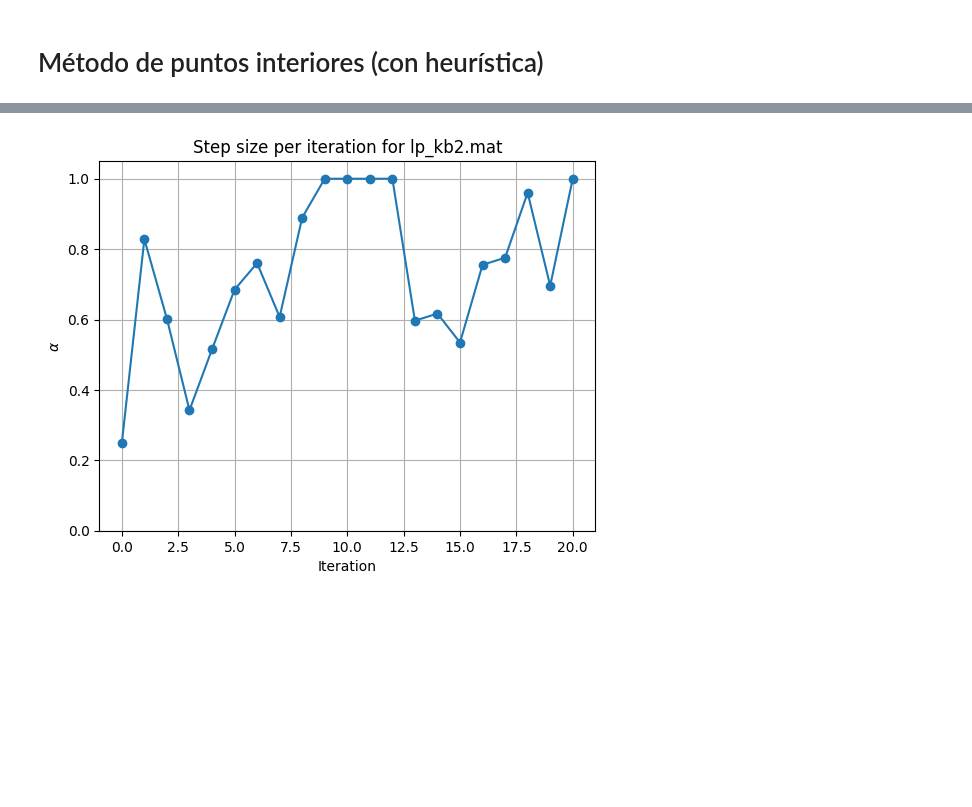
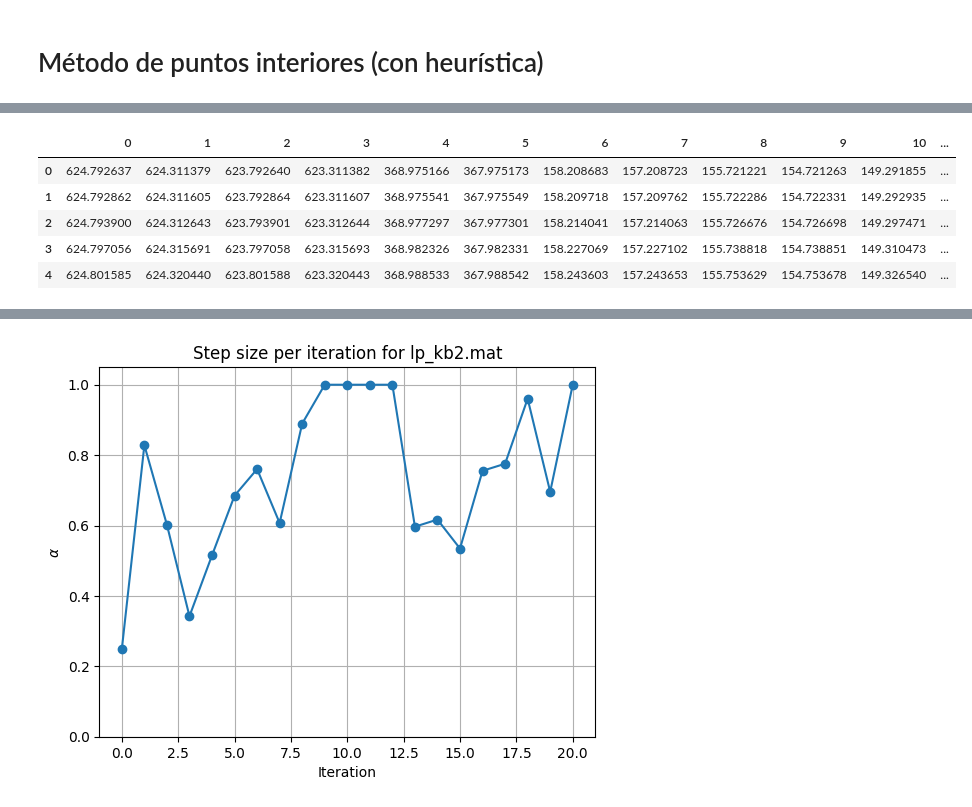
Before and after one commit to fginebraz/thesis_int_point, a Jupyter notebook: intpoint_tryout.ipynb, the cells around one changed output, grey strips where cells are left out. Cells and saved outputs as stored; diff of their text form; code cells hidden in the pictures; blank space fills up the shorter version.

```diff
--- a/intpoint_tryout.ipynb
+++ b/intpoint_tryout.ipynb
@@ -374,0 +386,9 @@ z_percentage_change_67 is -3.26e-05
+# %%
+singular_values_df.head()
+# %% [output]
+|  | 0 | 1 | 2 | 3 | 4 | 5 | 6 | 7 | 8 | 9 | 10 | ... |
+| 0 | 624.792637 | 624.311379 | 623.792640 | 623.311382 | 368.975166 | 367.975173 | 158.208683 | 157.208723 | 155.721221 | 154.721263 | 149.291855 | ... |
+| 1 | 624.792862 | 624.311605 | 623.792864 | 623.311607 | 368.975541 | 367.975549 | 158.209718 | 157.209762 | 155.722286 | 154.722331 | 149.292935 | ... |
+| 2 | 624.793900 | 624.312643 | 623.793901 | 623.312644 | 368.977297 | 367.977301 | 158.214041 | 157.214063 | 155.726676 | 154.726698 | 149.297471 | ... |
+| 3 | 624.797056 | 624.315691 | 623.797058 | 623.315693 | 368.982326 | 367.982331 | 158.227069 | 157.227102 | 155.738818 | 154.738851 | 149.310473 | ... |
+| 4 | 624.801585 | 624.320440 | 623.801588 | 623.320443 | 368.988533 | 367.988542 | 158.243603 | 157.243653 | 155.753629 | 154.753678 | 149.326540 | ... |
```
Also changed, not shown: parts of 11 cells of this notebook, 6 other files.
